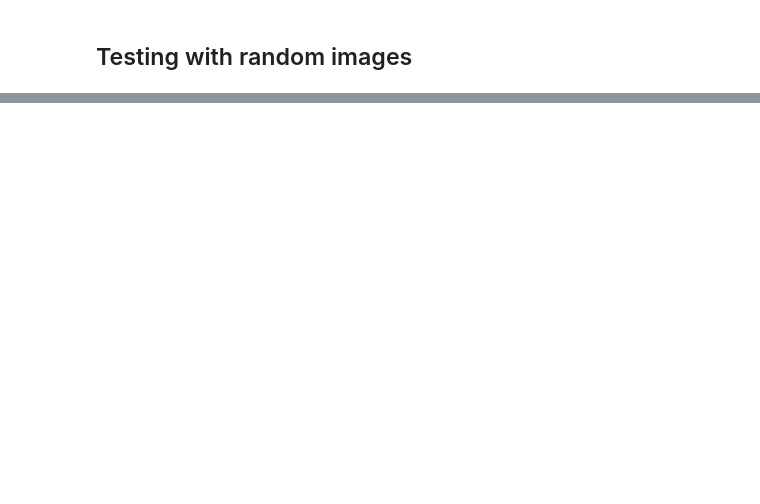
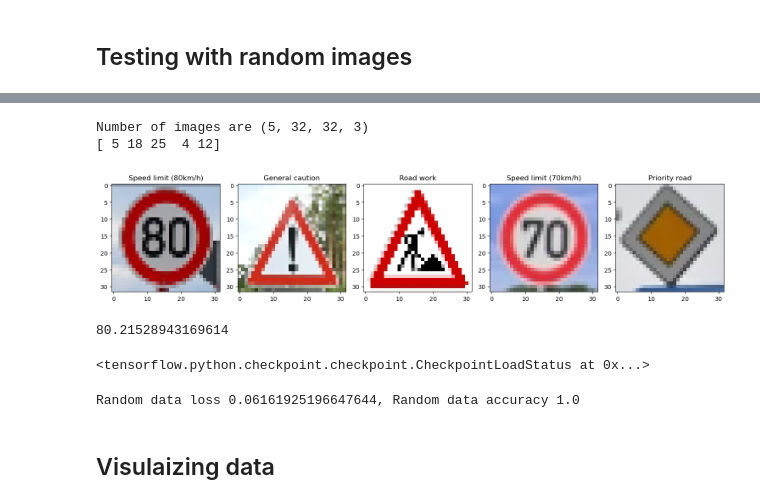
Before and after one commit to Ay-source/Udacity-SDC-ND, a Jupyter notebook: Projects/Traffic Sign Classifier/Traffic_Sign_Classifier.ipynb, the cells around one changed output, grey strips where cells are left out. Drawn from its saved outputs; the diff is of its cells as text; code cells hidden in the pictures; blank space fills up the shorter version.

```diff
--- a/Projects/Traffic Sign Classifier/Traffic_Sign_Classifier.ipynb
+++ b/Projects/Traffic Sign Classifier/Traffic_Sign_Classifier.ipynb
@@ -598,0 +646,68 @@ Test loss 0.5639103055000305, Test accuracy 0.9527316093444824
+# %%
+rand_test_dir = "./data/test_data/*.png"
+images = glob.glob(rand_test_dir)
+
+rand_testx = []
+rand_test_name = [
+    "Speed limit (80km/h)",
+     "General caution",
+     "Road work",
+     "Speed limit (70km/h)",
+     "Priority road"
+]
+rand_testy = []
+
+for name in rand_test_name:
+    ind = signnames.index[signnames["SignName"] == name][0]
+    rand_testy.append(signnames["ClassId"][ind])
+
+for index, fname in enumerate(images):
+    image = cv2.imread(fname)
+    image = cv2.cvtColor(image, cv2.COLOR_BGR2RGB)
+    image = cv2.resize(image, (32, 32))
+    rand_testx.append(image)
+
+
+X_rand = np.array(rand_testx, np.uint8)
+print(f"Number of images are {X_rand.shape}")
+
+y_rand = np.array(rand_testy)
+print(y_rand)
+# %% [output]
+Number of images are (5, 32, 32, 3)
+[ 5 18 25  4 12]
+# %%
+plt.figure(figsize=(15, 15))
+
+for index, (image, label) in enumerate(zip(X_rand, rand_test_name)):
+    plt.subplot(2, 5, index + 1)
+    plt.imshow(image)
+    plt.title(label)
+
+plt.tight_layout()
+plt.show()
+%matplotlib inline
+# %% [output]
+[figure, added]
+# %%
+## Cleaning Data
+X_rand = yuv(X_rand, layer)
+X_rand = standardize(to_num(X_rand))
+print(total_mean)
+# %% [output]
+80.21528943169614
+# %%
+checkpoint = tf.train.Checkpoint(model=model)
+checkpoint.restore(tf.train.latest_checkpoint("./ckpt"))
+# %% [output]
+<tensorflow.python.checkpoint.checkpoint.CheckpointLoadStatus at 0x...>
+# %%
+rand_logit = model(X_rand, is_training=False)
+rand_probs = tf.nn.softmax(rand_logit)
+rand_loss = cross_entropy(rand_logit, y_rand)
+rand_accuracy = accuracy(rand_probs, y_rand)
+print(f"Random data loss {rand_loss}, Random data accuracy {rand_accuracy}")
+# %% [output]
+Random data loss 0.06161925196647644, Random data accuracy 1.0
+# %% [markdown]
+## Visulaizing data
```
Also changed, not shown: parts of 14 cells of this notebook, 19 other files.
